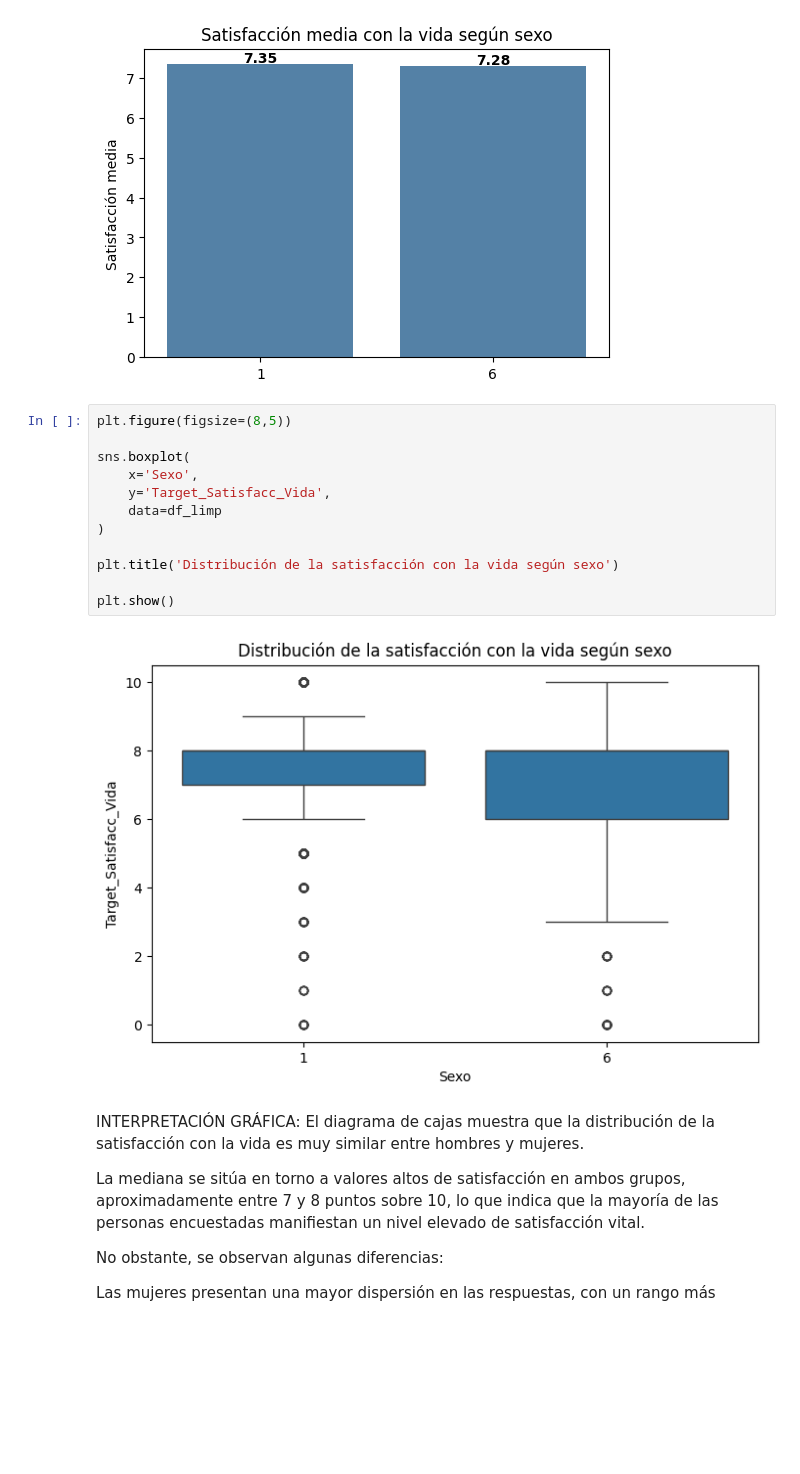
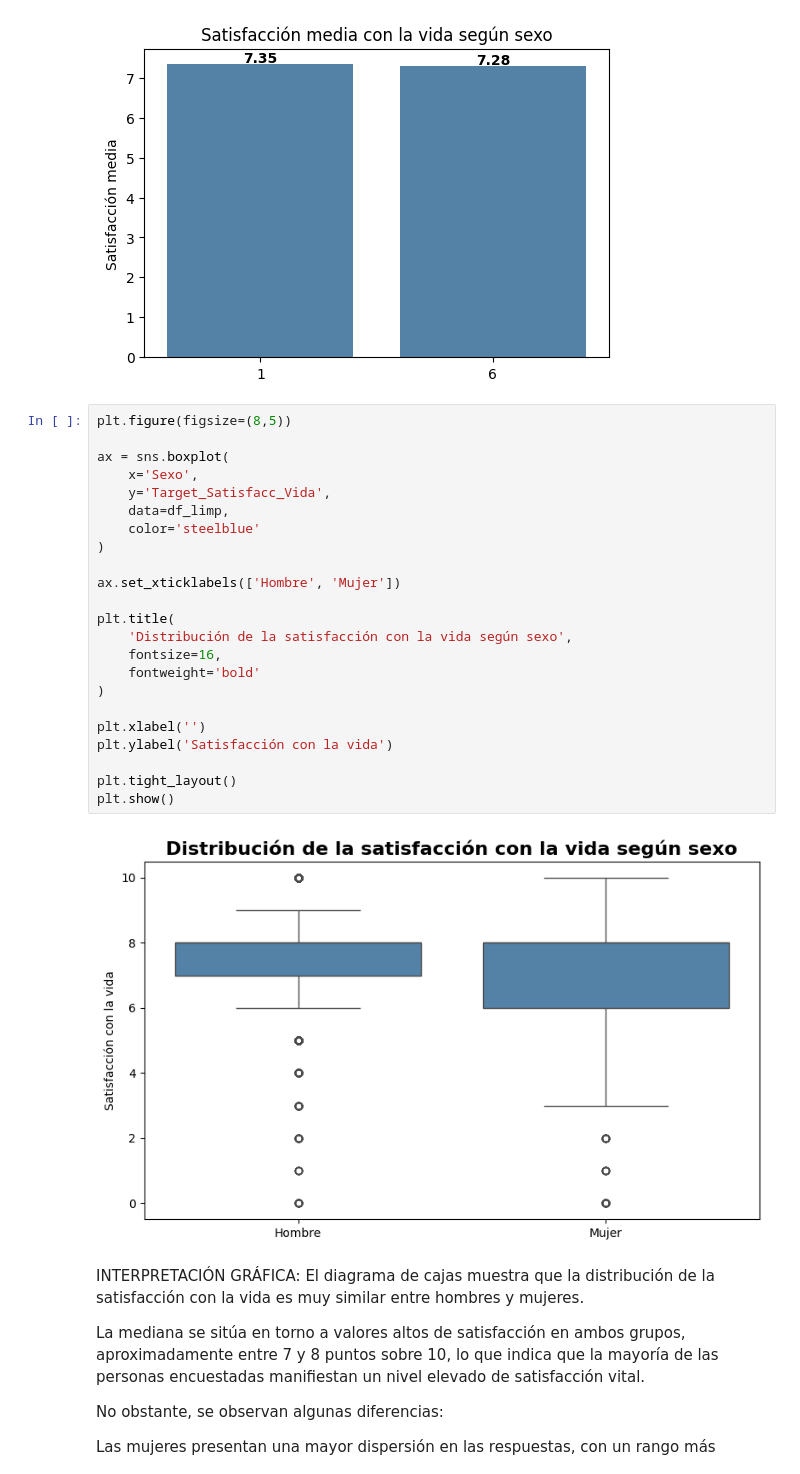
Before and after one commit to Leire2026/Proyecto_Machine_Learning, a Jupyter notebook: Proyecto_Final_ML/2_Notebooks/2_EDA_y_Limpieza.ipynb, the cells around one changed output. Saved outputs shown, nothing was run; the diff lists cells and outputs as text; blank space fills up the shorter version.

```diff
--- a/Proyecto_Final_ML/2_Notebooks/2_EDA_y_Limpieza.ipynb
+++ b/Proyecto_Final_ML/2_Notebooks/2_EDA_y_Limpieza.ipynb
@@ -556,17 +606,28 @@ plt.show()
 # %%
 plt.figure(figsize=(8,5))
 
-sns.boxplot(
+ax = sns.boxplot(
     x='Sexo',
     y='Target_Satisfacc_Vida',
-    data=df_limp
+    data=df_limp,
+    color='steelblue'
 )
 
-plt.title('Distribución de la satisfacción con la vida según sexo')
+ax.set_xticklabels(['Hombre', 'Mujer'])
 
+plt.title(
+    'Distribución de la satisfacción con la vida según sexo',
+    fontsize=16,
+    fontweight='bold'
+)
+
+plt.xlabel('')
+plt.ylabel('Satisfacción con la vida')
+
+plt.tight_layout()
 plt.show()
 # %% [output]
-[figure, old version]
+[figure, new version]
 # %% [markdown]
 INTERPRETACIÓN GRÁFICA:
 El diagrama de cajas muestra que la distribución de la satisfacción con la vida es muy similar entre hombres y mujeres.
```
Also changed, not shown: parts of 18 cells of this notebook.
